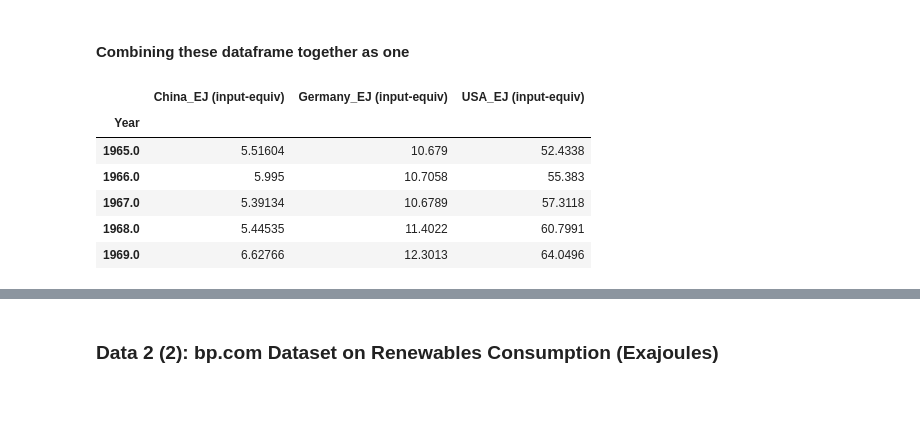
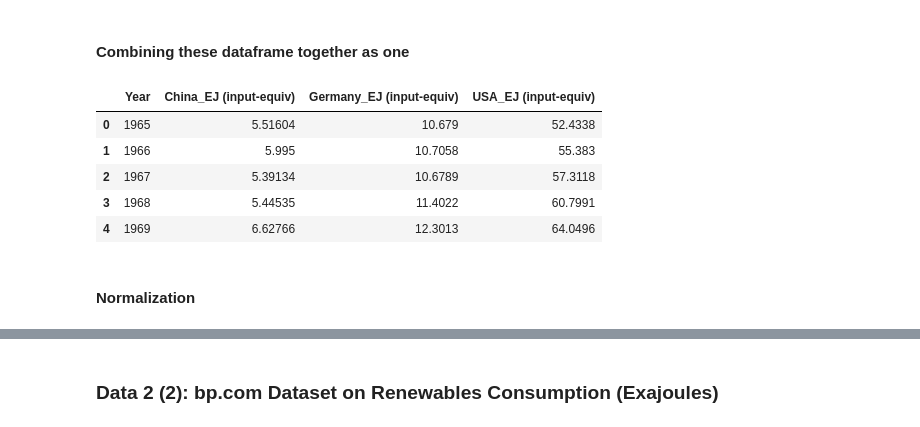
Before and after one commit to yuyhong23/ETL_Project, a Jupyter notebook: ETL_PROJECT.ipynb, the cells around one changed output, grey strips where cells are left out. Saved outputs shown, nothing was run; the diff lists cells and outputs as text; code cells hidden in the pictures; blank space fills up the shorter version.

Commit message:
Normalized one dataframe.

```diff
--- a/ETL_PROJECT.ipynb
+++ b/ETL_PROJECT.ipynb
@@ -562,6 +606,7 @@ bp_ec_countries
 # %%
 # Rename the fist and 2008-2018 column
 bp_ec_countries = bp_ec_countries.rename(columns={bp_ec_countries.columns[0]: "Country",
+                                                  bp_ec_countries.columns[55]: 2019.0,
                                                 bp_ec_countries.columns[57]: "2008-2018_growth_rate_per_annum"})
 bp_ec_countries
 # %% [output]
@@ -672,17 +717,18 @@ bp_ec_usa.head()
 # %%
 # Append all dataframes togather as one
 bp_ec_all = bp_ec_china.copy()
 bp_ec_all["Germany_EJ (input-equiv)"] = bp_ec_germany["Germany_EJ (input-equiv)"]
 bp_ec_all["USA_EJ (input-equiv)"] = bp_ec_usa ["USA_EJ (input-equiv)"]
 
 #Reset index to Year
-bp_ec_all.set_index("Year", inplace=True)
+bp_ec_all.reset_index(drop=True, inplace=True)
 bp_ec_all.head()
 # %% [output]
-|  | China_EJ (input-equiv) | Germany_EJ (input-equiv) | USA_EJ (input-equiv) |
-| Year |  |  |  |
-| 1965.0 | 5.51604 | 10.679 | 52.4338 |
-| 1966.0 | 5.995 | 10.7058 | 55.383 |
-| 1967.0 | 5.39134 | 10.6789 | 57.3118 |
-| 1968.0 | 5.44535 | 11.4022 | 60.7991 |
-| 1969.0 | 6.62766 | 12.3013 | 64.0496 |
+|  | Year | China_EJ (input-equiv) | Germany_EJ (input-equiv) | USA_EJ (input-equiv) |
+| 0 | 1965 | 5.51604 | 10.679 | 52.4338 |
+| 1 | 1966 | 5.995 | 10.7058 | 55.383 |
+| 2 | 1967 | 5.39134 | 10.6789 | 57.3118 |
+| 3 | 1968 | 5.44535 | 11.4022 | 60.7991 |
+| 4 | 1969 | 6.62766 | 12.3013 | 64.0496 |
+# %% [markdown]
+#### Normalization
```
Also changed, not shown: parts of 5 cells of this notebook.
